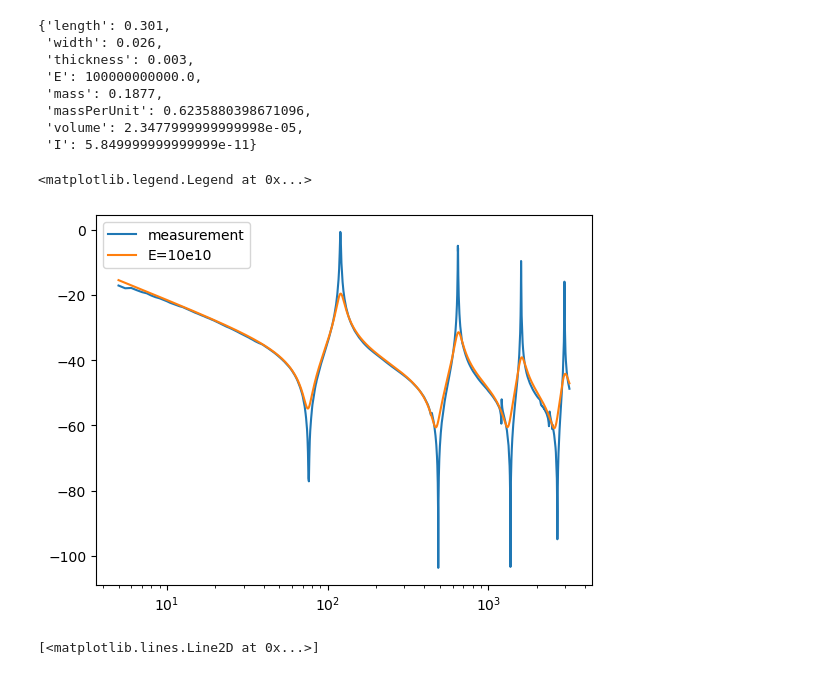
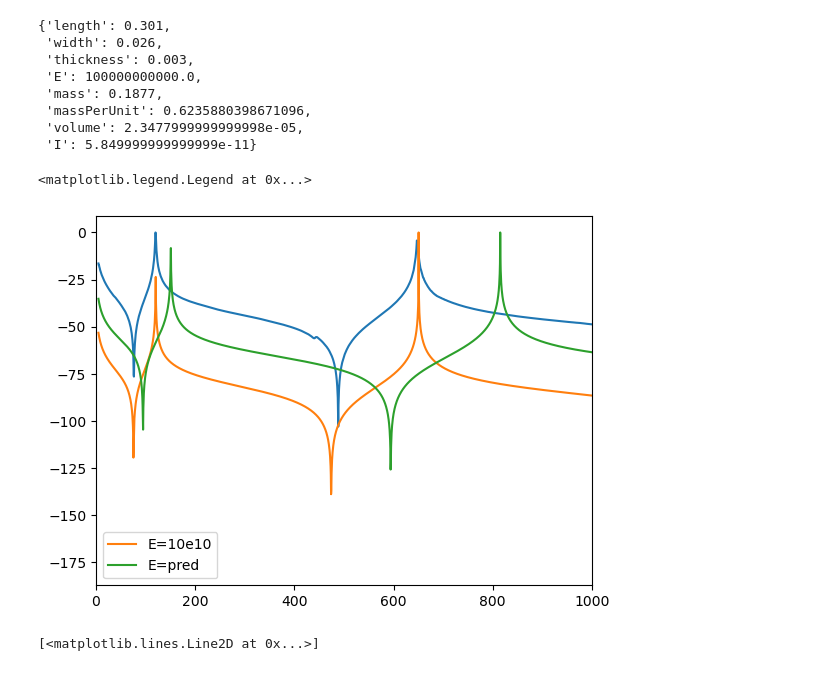
Before and after one commit to taboleiro/BayesianVibrationsModeling, a Jupyter notebook: BEMD.ipynb, the cells around one changed output. Drawn from its saved outputs; the diff is of its cells as text; code cells hidden in the pictures.

```diff
--- a/BEMD.ipynb
+++ b/BEMD.ipynb
@@ -37,51 +37,60 @@ beam
  'volume': 2.3477999999999998e-05,
  'I': 5.849999999999999e-11}
 # %%
-def mobilityFunc(E, freq, beam=beam, eta=0.1):
+def mobilityFunc(E, freq, beam, eta=0.007):
+
     l = beam["length"]/2
 
-    w = 2*np.pi*freq
-    B = E*beam["I"]
+    # calculating the bending wave number
+    w = 2*np.pi*freq # Angular frequency
+    B = E*beam["I"] #
     complex_B = E*(1+1j*eta)*beam["I"]
-    cb = np.sqrt(w)*(B/beam["massPerUnit"])**(1/4)
-    kl = w/cb*l
+    cb = np.sqrt(w)*(B/beam["massPerUnit"])**(1/4) # bending wave velocity
 
+    kl = w/(cb)*l # bending wave number
     complex_kl = kl*(1-1j*eta/4)
+    N_l = np.cos(kl)*np.cosh(kl) + 1
+    D_l = np.cos(kl)*np.sinh(kl) + np.sin(kl)*np.cosh(kl)
 
-    N_l = np.cos(complex_kl)*np.cosh(complex_kl) + 1
-    D_l = np.cos(complex_kl)*np.sinh(complex_kl) + np.sin(complex_kl)*np.cosh(complex_kl)
-
+    Y = -(1j*l)/ (2*complex_kl*l*np.sqrt(complex_B*beam["massPerUnit"])) * N_l/D_l
+    return abs(Y)
     #Y = -(0.25*eta+1j)*l/(2*kl*np.sqrt(B*beam["massPerUnit"])) * N_l/D_l
-    Y = -1j*l/ (2*complex_kl*np.sqrt(complex_B*beam["massPerUnit"])) * N_l/D_l
-    Y = abs(Y)
-    #Y = Y/max(Y)
-    return Y
+    # The mobility is a complex value but just the absolute value is shown
+    #Y = -1j*l/ (2*complex_kl*torch.sqrt(complex_B*beam["massPerUnit"])) d* N_l/D_l)
 # %%
 data = pd.read_csv("./Data/bend/centerFreqResponse.csv")[10:]
 data["mobility"] = data["force"] + 1j*data["velocity"]
 """
 w = 2*np.pi*data["freq"]
 B = 10e10*beam["I"]
 cb = np.sqrt(w)*(B/beam["massPerUnit"])**(1/4)
 kl_origin = w/cb * (1-1j*(0.0007/4))*beam["length"]
 Y_origin = mobilityFunc(10e10, kl_origin, beam)
 plt.plot(kl_origin, 20*np.log10(abs(Y_origin)), label="E=10e10")
 """
 """
 w = 2*np.pi*data["freq"]
 B = beam["E"]*beam["I"]
 cb = np.sqrt(w)*(B/beam["massPerUnit"])**(1/4)
 kl_data = w/cb * (1-1j*(0.0007/4))*beam["length"]
 """
-plt.semilogx(data["freq"], 20*np.log10(abs(data["mobility"])), label="measurement")
+#plt.semilogx(data["freq"], 20*np.log10(abs(data["mobility"])), label="measurement")
+norm_exp = abs(data["mobility"])
+#norm_exp = (norm_exp - norm_exp.mean()) / norm_exp.std()
 
 Y = mobilityFunc(beam["E"], data["freq"], beam)
-plt.semilogx(data["freq"], 20*np.log10(Y), label="E=10e10")
-
+Y_pred = mobilityFunc(1.57*10e10, data["freq"], beam)
+norm_Y = Y
+#norm_Y = (norm_Y - norm_Y.mean()) / norm_Y.std()
+plt.plot(data["freq"], 20*np.log10(norm_exp/max(norm_exp)))
+#plt.semilogx(data["freq"], 20*np.log10(Y), label="E=10e10")
+plt.plot(data["freq"], 20*np.log10(Y/max(Y)), label="E=10e10")
+plt.plot(data["freq"], 20*np.log10(Y_pred/max(Y_pred)), label="E=pred")
+plt.xlim([0, 1000])
 plt.legend()
 # %% [output]
 <matplotlib.legend.Legend at 0x...>
-[figure, old version]
+[figure, new version]
 # %%
 data = pd.read_csv("./Data/bend/centerFreqResponse.csv")[10:]
 data["mobility"] = data["force"] + 1j*data["velocity"]
```
Also changed, not shown: parts of 2 cells of this notebook, 6 other files.
